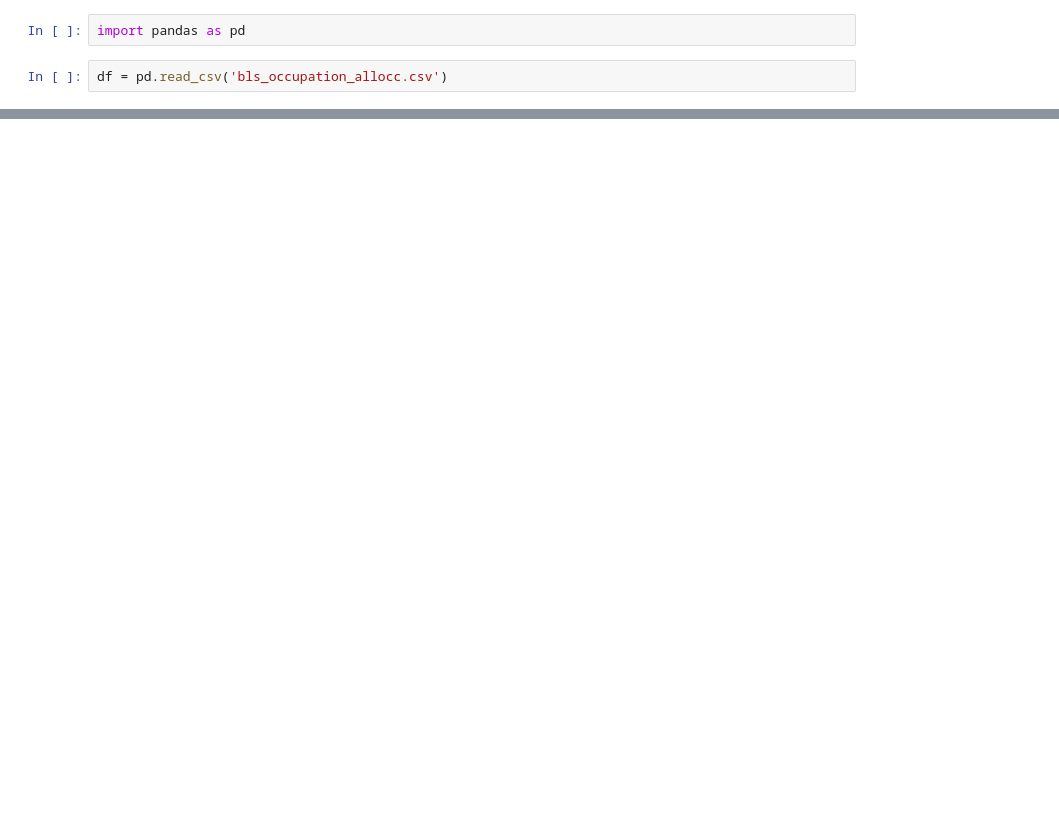
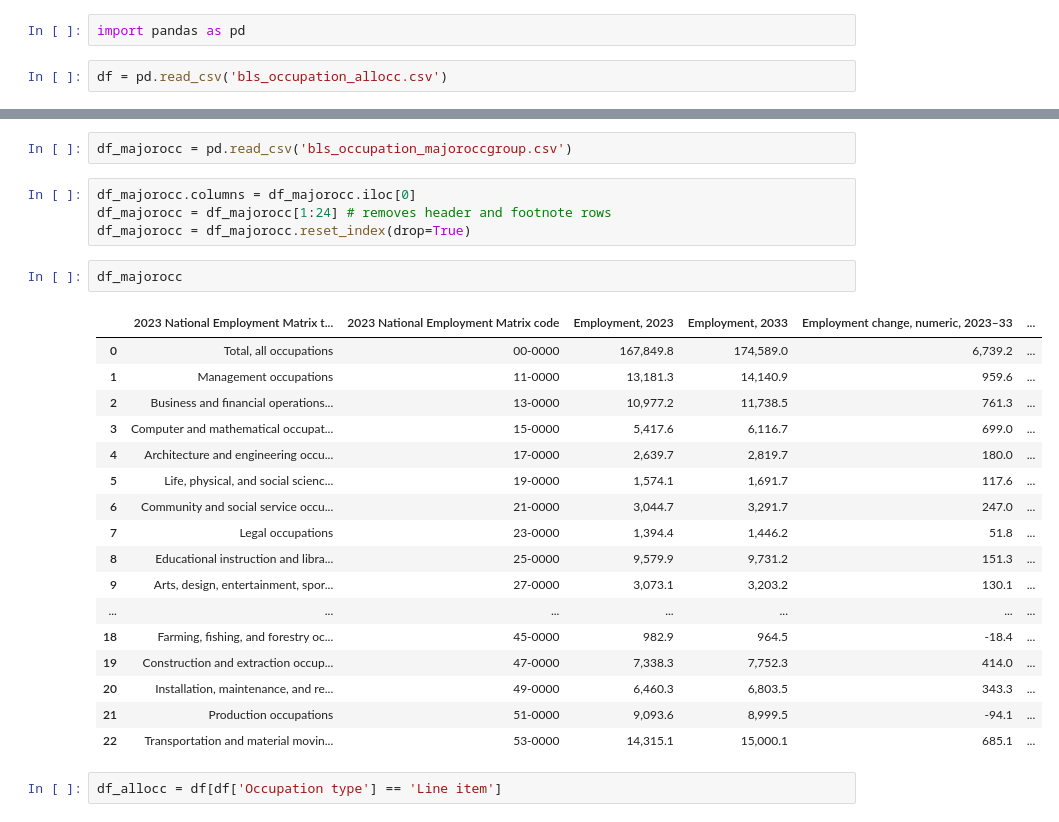
Before and after one commit to drushya-vt/CareerCompass, a Jupyter notebook: bls_occ_cleaning.ipynb, the cells around one changed output, grey strips where cells are left out. Drawn from its saved outputs; the diff is of its cells as text; blank space fills up the shorter version.

```diff
--- a/bls_occ_cleaning.ipynb
+++ b/bls_occ_cleaning.ipynb
@@ -20,0 +25,28 @@ df
+# %%
+df_majorocc = pd.read_csv('bls_occupation_majoroccgroup.csv')
+# %%
+df_majorocc.columns = df_majorocc.iloc[0]
+df_majorocc = df_majorocc[1:24] # removes header and footnote rows
+df_majorocc = df_majorocc.reset_index(drop=True)
+# %%
+df_majorocc
+# %% [output]
+|  | 2023 National Employment Matrix t... | 2023 National Employment Matrix code | Employment, 2023 | Employment, 2033 | Employment change, numeric, 2023–33 | ... |
+| 0 | Total, all occupations | 00-0000 | 167,849.8 | 174,589.0 | 6,739.2 | ... |
+| 1 | Management occupations | 11-0000 | 13,181.3 | 14,140.9 | 959.6 | ... |
+| 2 | Business and financial operations... | 13-0000 | 10,977.2 | 11,738.5 | 761.3 | ... |
+| 3 | Computer and mathematical occupat... | 15-0000 | 5,417.6 | 6,116.7 | 699.0 | ... |
+| 4 | Architecture and engineering occu... | 17-0000 | 2,639.7 | 2,819.7 | 180.0 | ... |
+| 5 | Life, physical, and social scienc... | 19-0000 | 1,574.1 | 1,691.7 | 117.6 | ... |
+| 6 | Community and social service occu... | 21-0000 | 3,044.7 | 3,291.7 | 247.0 | ... |
+| 7 | Legal occupations | 23-0000 | 1,394.4 | 1,446.2 | 51.8 | ... |
+| 8 | Educational instruction and libra... | 25-0000 | 9,579.9 | 9,731.2 | 151.3 | ... |
+| 9 | Arts, design, entertainment, spor... | 27-0000 | 3,073.1 | 3,203.2 | 130.1 | ... |
+| ... | ... | ... | ... | ... | ... | ... |
+| 18 | Farming, fishing, and forestry oc... | 45-0000 | 982.9 | 964.5 | -18.4 | ... |
+| 19 | Construction and extraction occup... | 47-0000 | 7,338.3 | 7,752.3 | 414.0 | ... |
+| 20 | Installation, maintenance, and re... | 49-0000 | 6,460.3 | 6,803.5 | 343.3 | ... |
+| 21 | Production occupations | 51-0000 | 9,093.6 | 8,999.5 | -94.1 | ... |
+| 22 | Transportation and material movin... | 53-0000 | 14,315.1 | 15,000.1 | 685.1 | ... |
+# %%
+df_allocc = df[df['Occupation type'] == 'Line item']
```
Also changed, not shown: parts of 4 cells of this notebook.
